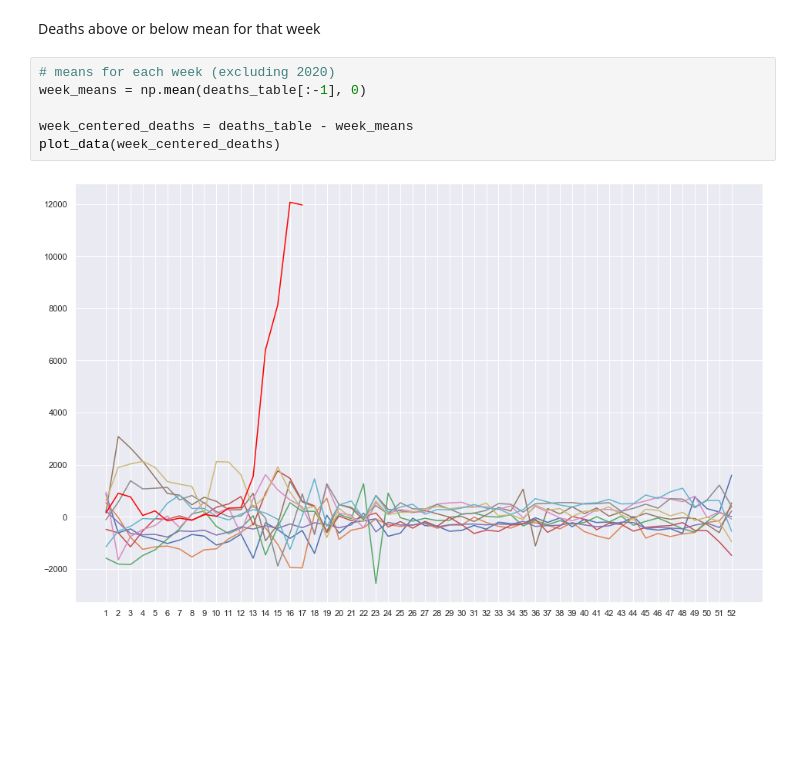
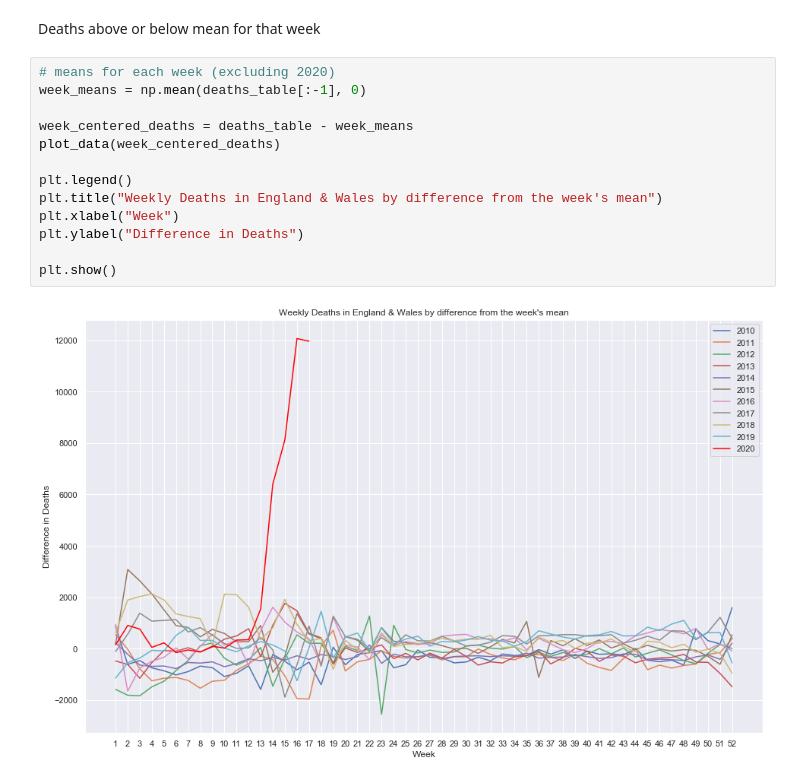
Before and after one commit to JorVLP/2020-Mortality-Analysis, a Jupyter notebook: deathsdata.ipynb, the cells around one changed output. Cells and saved outputs as stored; diff of their text form; blank space fills up the shorter version.

Commit message:
label difference in mean graph

```diff
--- a/deathsdata.ipynb
+++ b/deathsdata.ipynb
@@ -65,8 +65,15 @@ Deaths above or below mean for that week
 # %%
 # means for each week (excluding 2020)
 week_means = np.mean(deaths_table[:-1], 0)
 
 week_centered_deaths = deaths_table - week_means
 plot_data(week_centered_deaths)
+
+plt.legend()
+plt.title("Weekly Deaths in England & Wales by difference from the week's mean")
+plt.xlabel("Week")
+plt.ylabel("Difference in Deaths")
+
+plt.show()
 # %% [output]
-[figure, old version]
+[figure, new version]
```
Also changed, not shown: parts of 1 cell of this notebook.
